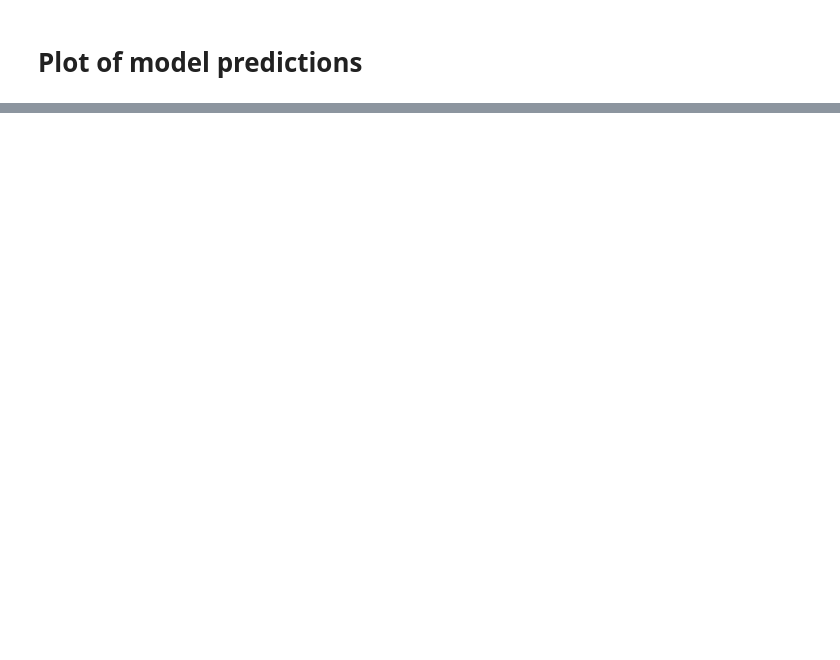
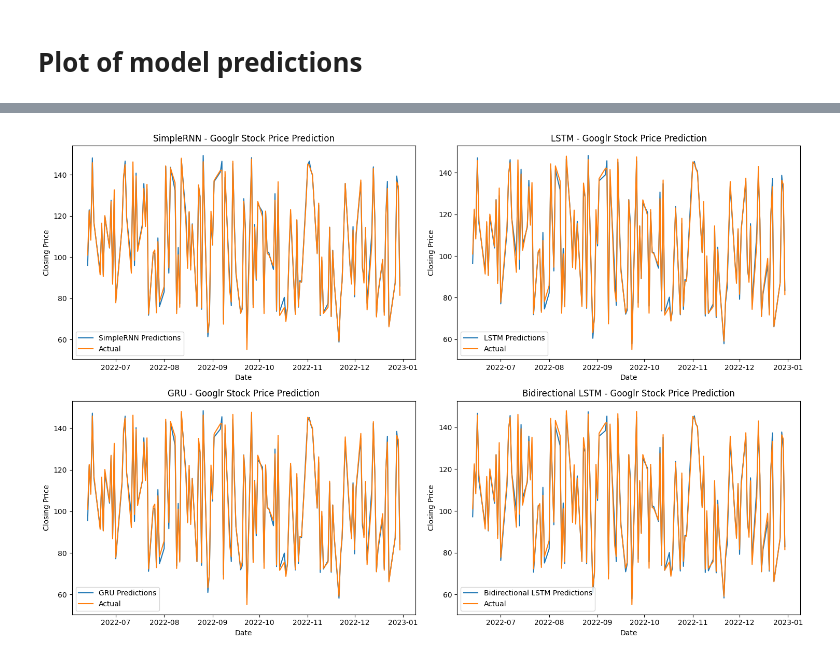
Before and after one commit to shiv-2911/Deep-Learning, a Jupyter notebook: DL_A3_RNN.ipynb, the cells around one changed output, grey strips where cells are left out. Drawn from its saved outputs; the diff is of its cells as text; code cells hidden in the pictures; blank space fills up the shorter version.

```diff
--- a/DL_A3_RNN.ipynb
+++ b/DL_A3_RNN.ipynb
@@ -174,0 +173,18 @@ plt.show()
+# %%
+plt.figure(figsize=(15, 10))
+
+for i, (name, model) in enumerate(models, 1):
+    predictions = model.predict(X_test.reshape((X_test.shape[0], X_test.shape[1], 1)))
+    predictions = scaler.inverse_transform(predictions)
+
+    plt.subplot(2, 2, i)
+    plt.plot(googl_data.index[-len(X_test):], predictions, label=f'{name} Predictions')
+    plt.plot(googl_data.index[-len(X_test):], scaler.inverse_transform(y_test.reshape(-1, 1)), label='Actual')
+    plt.title(f'{name} - Googlr Stock Price Prediction')
+    plt.xlabel('Date')
+    plt.ylabel('Closing Price')
+    plt.legend()
+
+plt.tight_layout()
+plt.show()
+# %% [output]
@@ -174,0 +195 @@ plt.show()
+[figure, added]
```
Also changed, not shown: parts of 5 cells of this notebook.
